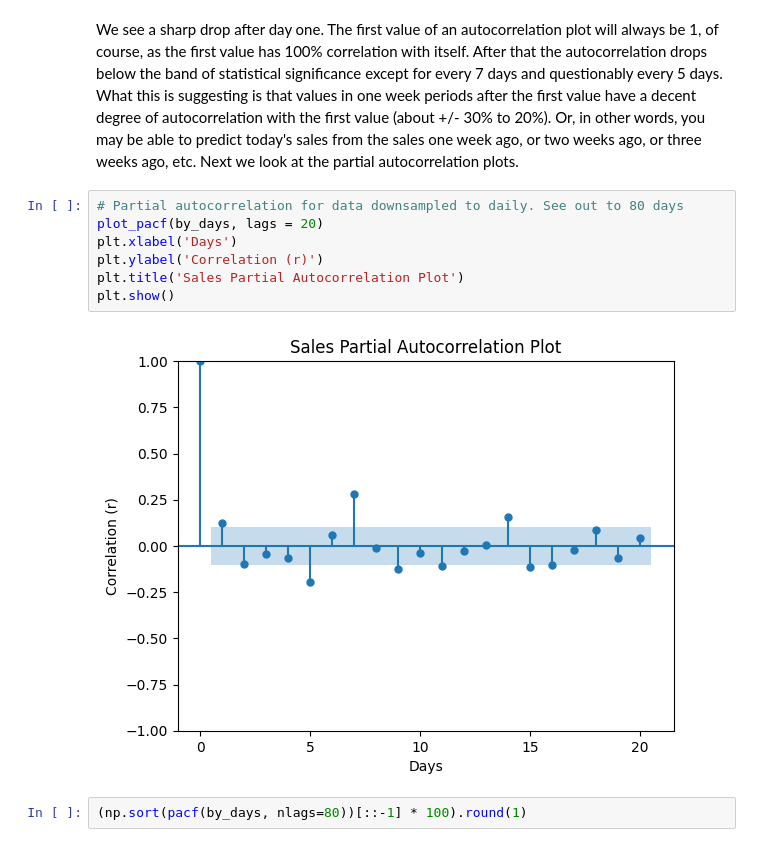
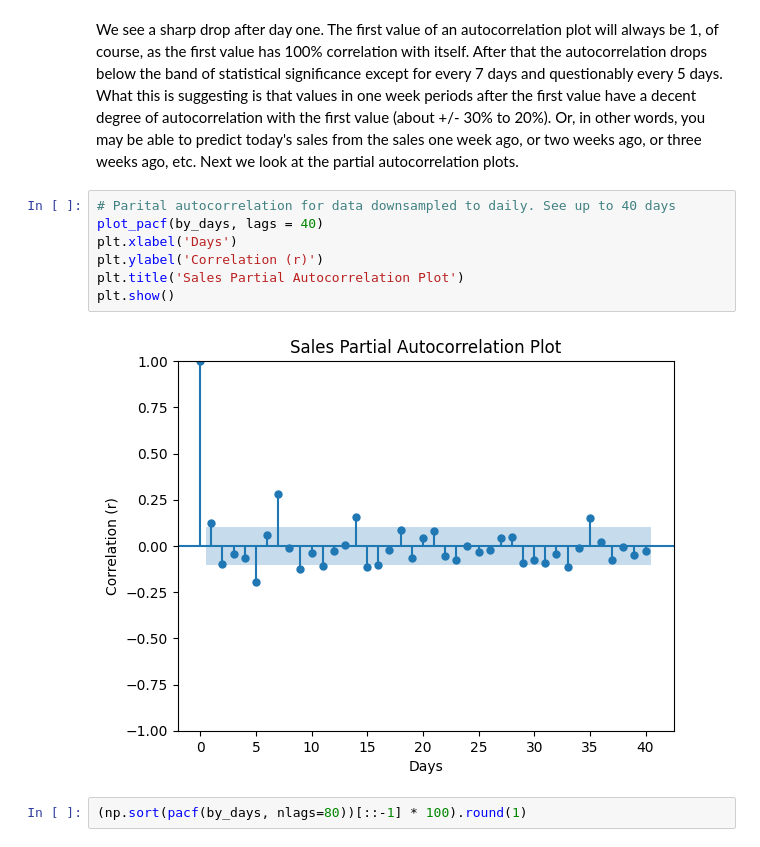
Before and after one commit to Caveexplorer/Kitchen-Sales-Forecasting, a Jupyter notebook: kitchen_sales_forecasting_eda.ipynb, the cells around one changed output. Drawn from its saved outputs; the diff is of its cells as text.

Commit message:
Added back in by_days pacf.

```diff
--- a/kitchen_sales_forecasting_eda.ipynb
+++ b/kitchen_sales_forecasting_eda.ipynb
@@ -99,14 +99,14 @@ array([100. ,  34.7,  31.6,  31.3,  28.3,  27.8,  26.2,  25.2,  24. ,
 # %% [markdown]
 We see a sharp drop after day one. The first value of an autocorrelation plot will always be 1, of course, as the first value has 100% correlation with itself. After that the autocorrelation drops below the band of statistical significance except for every 7 days and questionably every 5 days. What this is suggesting is that values in one week periods after the first value have a decent degree of autocorrelation with the first value (about +/- 30% to 20%). Or, in other words, you may be able to predict today's sales from the sales one week ago, or two weeks ago, or three weeks ago, etc. Next we look at the partial autocorrelation plots.
 # %%
-# Partial autocorrelation for data downsampled to daily. See out to 80 days
-plot_pacf(by_days, lags = 20)
+# Parital autocorrelation for data downsampled to daily. See up to 40 days
+plot_pacf(by_days, lags = 40)
 plt.xlabel('Days')
 plt.ylabel('Correlation (r)')
 plt.title('Sales Partial Autocorrelation Plot')
 plt.show()
 # %% [output]
-[figure, old version]
+[figure, new version]
 # %%
 (np.sort(pacf(by_days, nlags=80))[::-1] * 100).round(1)
 # %% [output]
```
Also changed, not shown: parts of 1 cell of this notebook.
